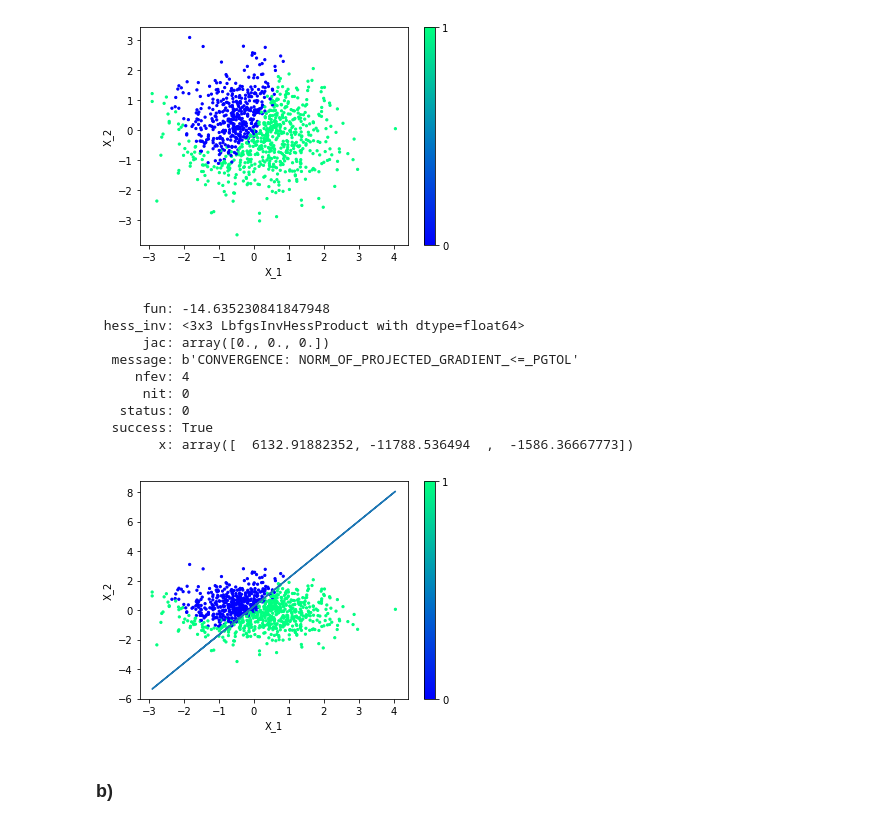
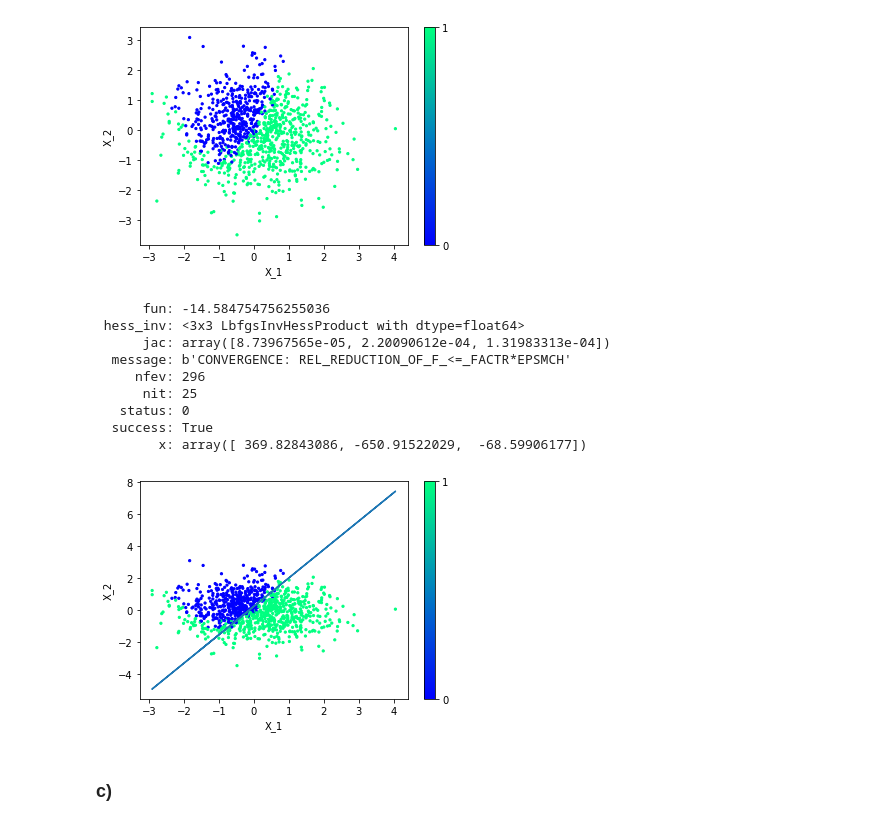
Before and after one commit to martinKindall/aprendizaje_probabilistico_uchile, a Jupyter notebook: Tarea3/tarea3_martin_cornejo.ipynb, the cells around one changed output. Cells and saved outputs as stored; diff of their text form; code cells hidden in the pictures.

```diff
--- a/Tarea3/tarea3_martin_cornejo.ipynb
+++ b/Tarea3/tarea3_martin_cornejo.ipynb
@@ -54,34 +54,36 @@ def cost_func(theta, x, y):
     return cross_entropy_res
 
 x_tilda = np.array((data[1], data[0], np.ones(len(labels)))).T
-theta_1 = [6132.91882352, -11788.536494  ,  -1586.36667773]
+theta_1 = [0.1,-0.1,0.01]
 cost_func(theta_1, x_tilda, labels)
 
 opt.minimize(cost_func, theta_1, args=(x_tilda, labels), method='L-BFGS-B', tol=1e-9)
 # %% [output]
-      fun: -14.635230841847948
+      fun: -14.584754756255036
  hess_inv: <3x3 LbfgsInvHessProduct with dtype=float64>
-      jac: array([0., 0., 0.])
-  message: b'CONVERGENCE: NORM_OF_PROJECTED_GRADIENT_<=_PGTOL'
-     nfev: 4
-      nit: 0
+      jac: array([8.73967565e-05, 2.20090612e-04, 1.31983313e-04])
+  message: b'CONVERGENCE: REL_REDUCTION_OF_F_<=_FACTR*EPSMCH'
+     nfev: 296
+      nit: 25
    status: 0
   success: True
-        x: array([  6132.91882352, -11788.536494  ,  -1586.36667773])
+        x: array([ 369.82843086, -650.91522029,  -68.59906177])
 # %%
 def rectaSepara(x, m2, m1, c):
     return -(m1*x + c)/m2
 
 plt.scatter(x_input[:,0], x_input[:,1], s=5, c=clase, cmap='winter')
-plt.plot(x_input[:,0], rectaSepara(x_input[:,0], 6132.91882352, -11788.536494  ,  -1586.36667773))
+#plt.plot(x_input[:,0], rectaSepara(x_input[:,0], 6132.91882352, -11788.536494  ,  -1586.36667773))
+#plt.plot(x_input[:,0], rectaSepara(x_input[:,0],  369.82843086, -650.91522029,  -68.59906177))
+plt.plot(x_input[:,0], rectaSepara(x_input[:,0],  365.23347377, -649.19668062,  -85.2705916))
 #plt.title(u"Separando los conjuntos: Regresion logistica")
 plt.xlabel(u"X_1")
 plt.ylabel(u"X_2")
 plt.colorbar(ticks=[0, 1])
 plt.savefig('regresion_logistica_1.pdf')
 
 #True
 # %% [output]
-[figure, old version]
+[figure, new version]
 # %% [markdown]
-### b)
+### c)
```
Also changed, not shown: parts of 2 cells of this notebook.
